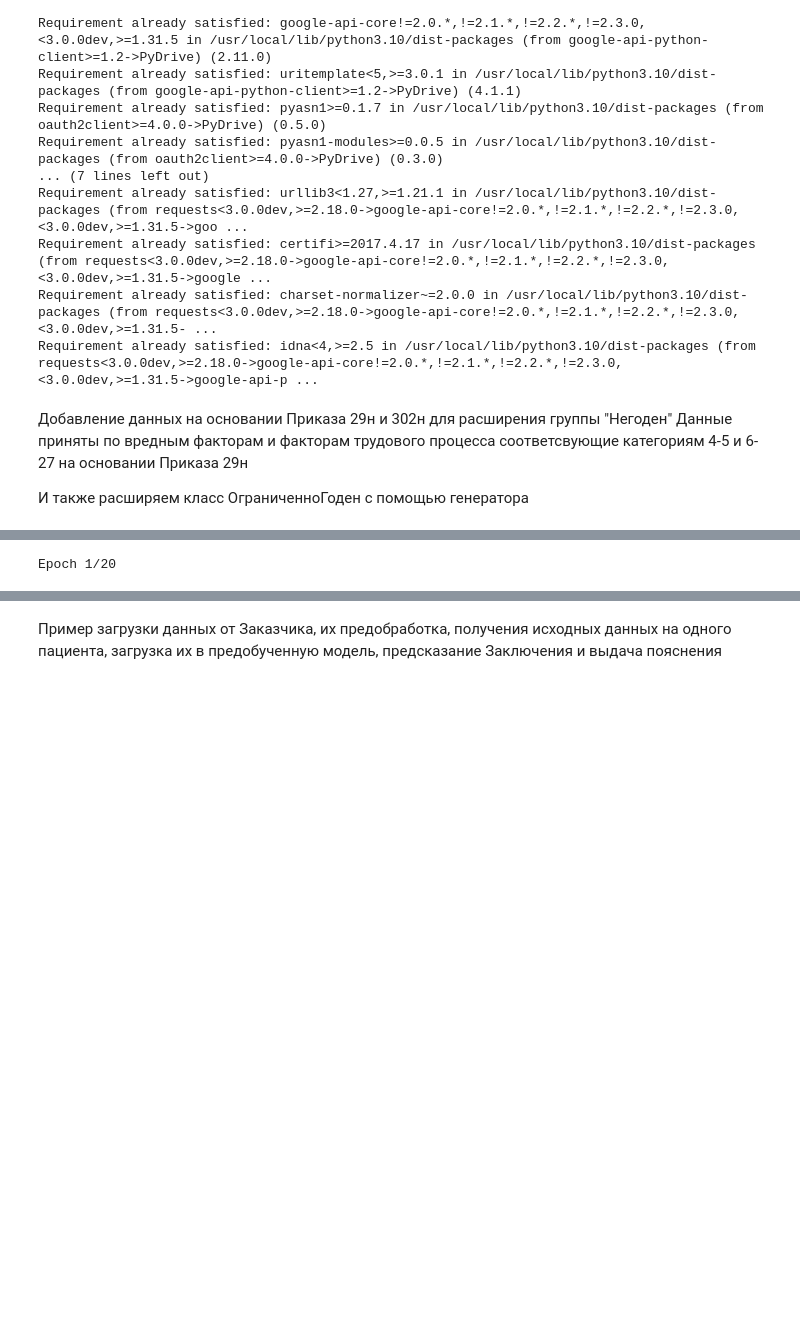
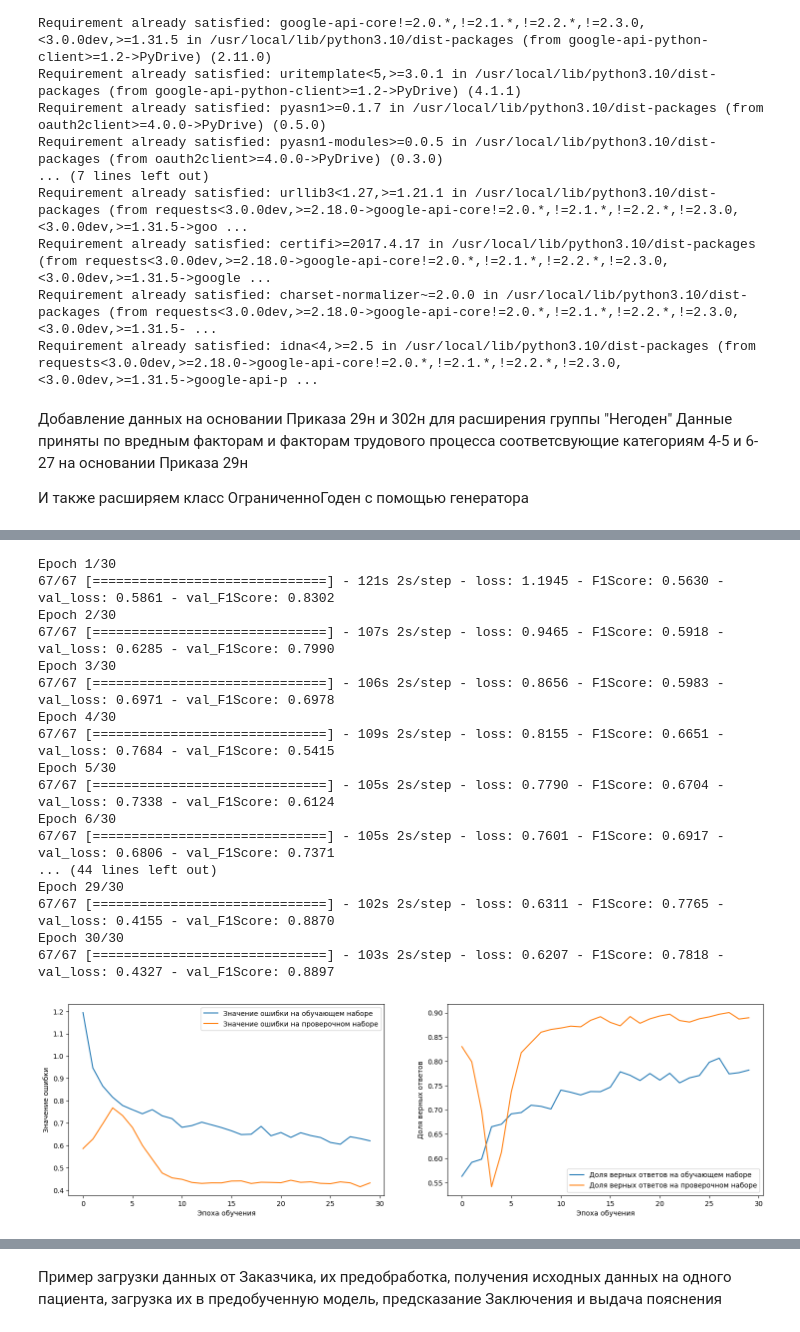
Before and after one commit to Untick/InspectrumClinic_RecSys, a Jupyter notebook: Zemlyakov Serj/Int_1_Профпатолог_2_00.ipynb, the cells around one changed output, grey strips where cells are left out. Drawn from its saved outputs; the diff is of its cells as text; code cells hidden in the pictures; blank space fills up the shorter version.

```diff
--- a/Zemlyakov Serj/Int_1_Профпатолог_2_00.ipynb
+++ b/Zemlyakov Serj/Int_1_Профпатолог_2_00.ipynb
@@ -765,9 +759,9 @@ model_final.compile(optimizer=Adam(learning_rate=1e-6), loss='categorical_crosse
 history = model_final.fit([x_train_harm, x_train_diag, x_train_gz, x_train_recom],
                            y_train,
                            shuffle=True,
-                           batch_size=32,
-                           epochs=20,
-                           validation_split=0.2,
+                           batch_size=16,
+                           epochs=30,
+                           validation_split=0.3,
                            verbose=1)
 
 # Создание полотна для рисунка
@@ -775,33 +769,50 @@ plt.figure(1, figsize=(18, 5))
 
 # Задание первой (левой) области для построения графиков
 plt.subplot(1, 2, 1)
 # Отрисовка графиков 'loss' и 'val_loss' из значений словаря store_learning.history
 plt.plot(history.history['loss'],
          label='Значение ошибки на обучающем наборе')
 plt.plot(history.history['val_loss'],
          label='Значение ошибки на проверочном наборе')
 # Задание подписей осей
 plt.xlabel('Эпоха обучения')
 plt.ylabel('Значение ошибки')
 plt.legend()
 
 # Задание второй (правой) области для построения графиков
 plt.subplot(1, 2, 2)
 # Отрисовка графиков 'accuracy' и 'val_accuracy' из значений словаря store_learning.history
 plt.plot(history.history['F1Score'],
 #  ['F1Score'],
          label='Доля верных ответов на обучающем наборе')
 plt.plot(history.history['val_F1Score'],
 #  ['val_F1Score'],
          label='Доля верных ответов на проверочном наборе')
 # Задание подписей осей
 plt.xlabel('Эпоха обучения')
 plt.ylabel('Доля верных ответов')
 plt.legend()
 
 # Фиксация графиков и рисование всей картинки
 plt.show()
 # %% [output]
-Epoch 1/20
+Epoch 1/30
+67/67 [==============================] - 121s 2s/step - loss: 1.1945 - F1Score: 0.5630 - val_loss: 0.5861 - val_F1Score: 0.8302
+Epoch 2/30
+67/67 [==============================] - 107s 2s/step - loss: 0.9465 - F1Score: 0.5918 - val_loss: 0.6285 - val_F1Score: 0.7990
+Epoch 3/30
+67/67 [==============================] - 106s 2s/step - loss: 0.8656 - F1Score: 0.5983 - val_loss: 0.6971 - val_F1Score: 0.6978
+Epoch 4/30
+67/67 [==============================] - 109s 2s/step - loss: 0.8155 - F1Score: 0.6651 - val_loss: 0.7684 - val_F1Score: 0.5415
+Epoch 5/30
+67/67 [==============================] - 105s 2s/step - loss: 0.7790 - F1Score: 0.6704 - val_loss: 0.7338 - val_F1Score: 0.6124
+Epoch 6/30
+67/67 [==============================] - 105s 2s/step - loss: 0.7601 - F1Score: 0.6917 - val_loss: 0.6806 - val_F1Score: 0.7371
+... (44 lines left out)
+Epoch 29/30
+67/67 [==============================] - 102s 2s/step - loss: 0.6311 - F1Score: 0.7765 - val_loss: 0.4155 - val_F1Score: 0.8870
+Epoch 30/30
+67/67 [==============================] - 103s 2s/step - loss: 0.6207 - F1Score: 0.7818 - val_loss: 0.4327 - val_F1Score: 0.8897
+[figure, added]
 # %%
 # Сохранение модели на диск
```
Also changed, not shown: parts of 22 cells of this notebook.
